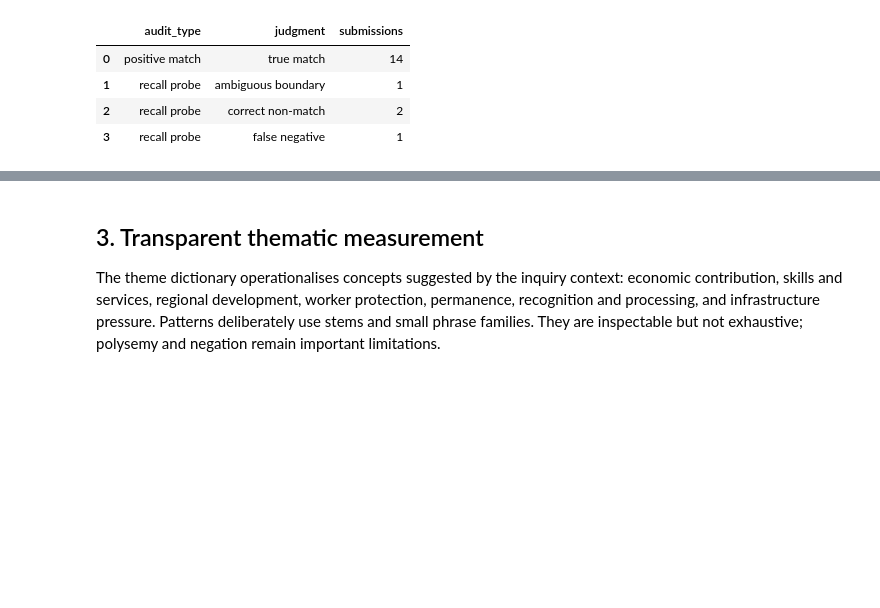
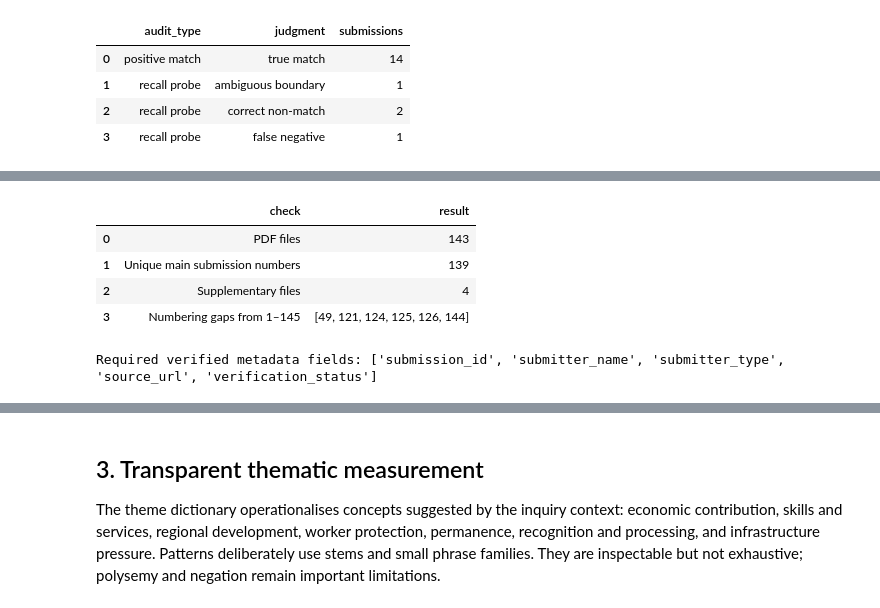
Before and after one commit to tuannm3812/uts-mdsi, a Jupyter notebook: llm-wiki/02-subjects/36118-applied-natural-language-processing/assignments/current-2026/at1/notebooks/1_skilled_migration_text_analysis.ipynb, the cells around one changed output, grey strips where cells are left out. Drawn from its saved outputs; the diff is of its cells as text; code cells hidden in the pictures; blank space fills up the shorter version.

```diff
--- a/llm-wiki/02-subjects/36118-applied-natural-language-processing/assignments/current-2026/at1/notebooks/1_skilled_migration_text_analysis.ipynb
+++ b/llm-wiki/02-subjects/36118-applied-natural-language-processing/assignments/current-2026/at1/notebooks/1_skilled_migration_text_analysis.ipynb
@@ -258,0 +288,32 @@ assert validation_audit["submission_id"].nunique() == 18
+# %%
+documents["main_submission_number"] = documents["submission_id"].str.extract(
+    r"(?i)sub(\d+)"
+)[0].astype(int)
+documents["is_supplement"] = documents["submission_id"].str.contains(
+    r"\.\d+$", regex=True
+)
+
+observed_main_numbers = set(documents["main_submission_number"])
+numbering_gaps = [
+    number for number in range(1, 146)
+    if number not in observed_main_numbers
+]
+metadata_readiness = pd.DataFrame({
+    "check": [
+        "PDF files", "Unique main submission numbers",
+        "Supplementary files", "Numbering gaps from 1–145",
+    ],
+    "result": [
+        len(documents), documents["main_submission_number"].nunique(),
+        int(documents["is_supplement"].sum()), str(numbering_gaps),
+    ],
+})
+display(metadata_readiness)
+print("Required verified metadata fields:", SUBMITTER_METADATA_COLUMNS)
+# %% [output]
+|  | check | result |
+| 0 | PDF files | 143 |
+| 1 | Unique main submission numbers | 139 |
+| 2 | Supplementary files | 4 |
+| 3 | Numbering gaps from 1–145 | [49, 121, 124, 125, 126, 144] |
+Required verified metadata fields: ['submission_id', 'submitter_name', 'submitter_type', 'source_url', 'verification_status']
```
Also changed, not shown: parts of 14 cells of this notebook, 2 other files.
